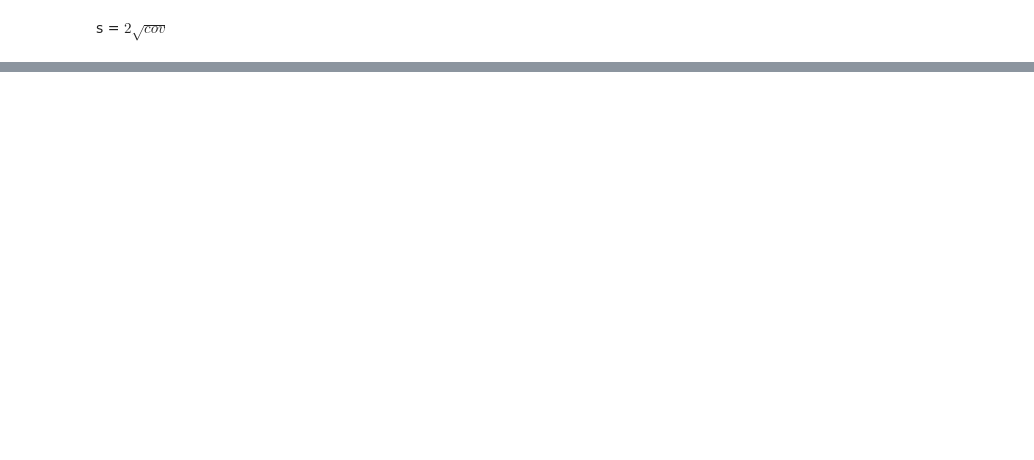
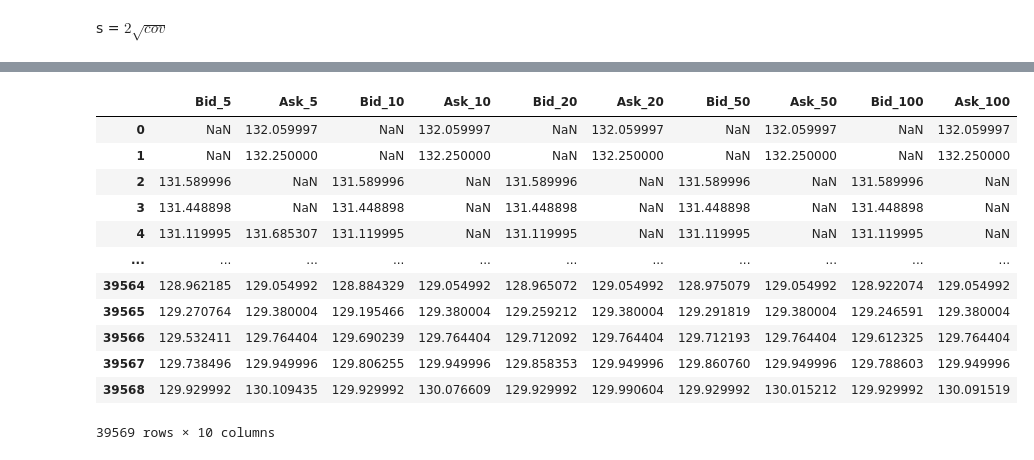
Before and after one commit to LuisMB09/Trading, a Jupyter notebook: effective_spread.ipynb, the cells around one changed output, grey strips where cells are left out. Cells and saved outputs as stored; diff of their text form; code cells hidden in the pictures; blank space fills up the shorter version.

```diff
--- a/effective_spread.ipynb
+++ b/effective_spread.ipynb
@@ -36,0 +38,22 @@ df
+# %%
+bid_ask_df = pd.DataFrame()
+
+for i in range(len(windows)):
+    bid_ask_df[f'Bid_{windows[i]}'] = np.where(df['Diff'] > 0, df['Close'] - df[f'Spread_{windows[i]}'], df['Close'])
+    bid_ask_df[f'Ask_{windows[i]}'] = np.where(df['Diff'] > 0, df['Close'], df['Close'] + df[f'Spread_{windows[i]}'])
+
+bid_ask_df
+# %% [output]
+|  | Bid_5 | Ask_5 | Bid_10 | Ask_10 | Bid_20 | Ask_20 | Bid_50 | Ask_50 | Bid_100 | Ask_100 |
+| 0 | NaN | 132.059997 | NaN | 132.059997 | NaN | 132.059997 | NaN | 132.059997 | NaN | 132.059997 |
+| 1 | NaN | 132.250000 | NaN | 132.250000 | NaN | 132.250000 | NaN | 132.250000 | NaN | 132.250000 |
+| 2 | 131.589996 | NaN | 131.589996 | NaN | 131.589996 | NaN | 131.589996 | NaN | 131.589996 | NaN |
+| 3 | 131.448898 | NaN | 131.448898 | NaN | 131.448898 | NaN | 131.448898 | NaN | 131.448898 | NaN |
+| 4 | 131.119995 | 131.685307 | 131.119995 | NaN | 131.119995 | NaN | 131.119995 | NaN | 131.119995 | NaN |
+| ... | ... | ... | ... | ... | ... | ... | ... | ... | ... | ... |
+| 39564 | 128.962185 | 129.054992 | 128.884329 | 129.054992 | 128.965072 | 129.054992 | 128.975079 | 129.054992 | 128.922074 | 129.054992 |
+| 39565 | 129.270764 | 129.380004 | 129.195466 | 129.380004 | 129.259212 | 129.380004 | 129.291819 | 129.380004 | 129.246591 | 129.380004 |
+| 39566 | 129.532411 | 129.764404 | 129.690239 | 129.764404 | 129.712092 | 129.764404 | 129.712193 | 129.764404 | 129.612325 | 129.764404 |
+| 39567 | 129.738496 | 129.949996 | 129.806255 | 129.949996 | 129.858353 | 129.949996 | 129.860760 | 129.949996 | 129.788603 | 129.949996 |
+| 39568 | 129.929992 | 130.109435 | 129.929992 | 130.076609 | 129.929992 | 129.990604 | 129.929992 | 130.015212 | 129.929992 | 130.091519 |
+39569 rows × 10 columns
```
Also changed, not shown: parts of 8 cells of this notebook.
